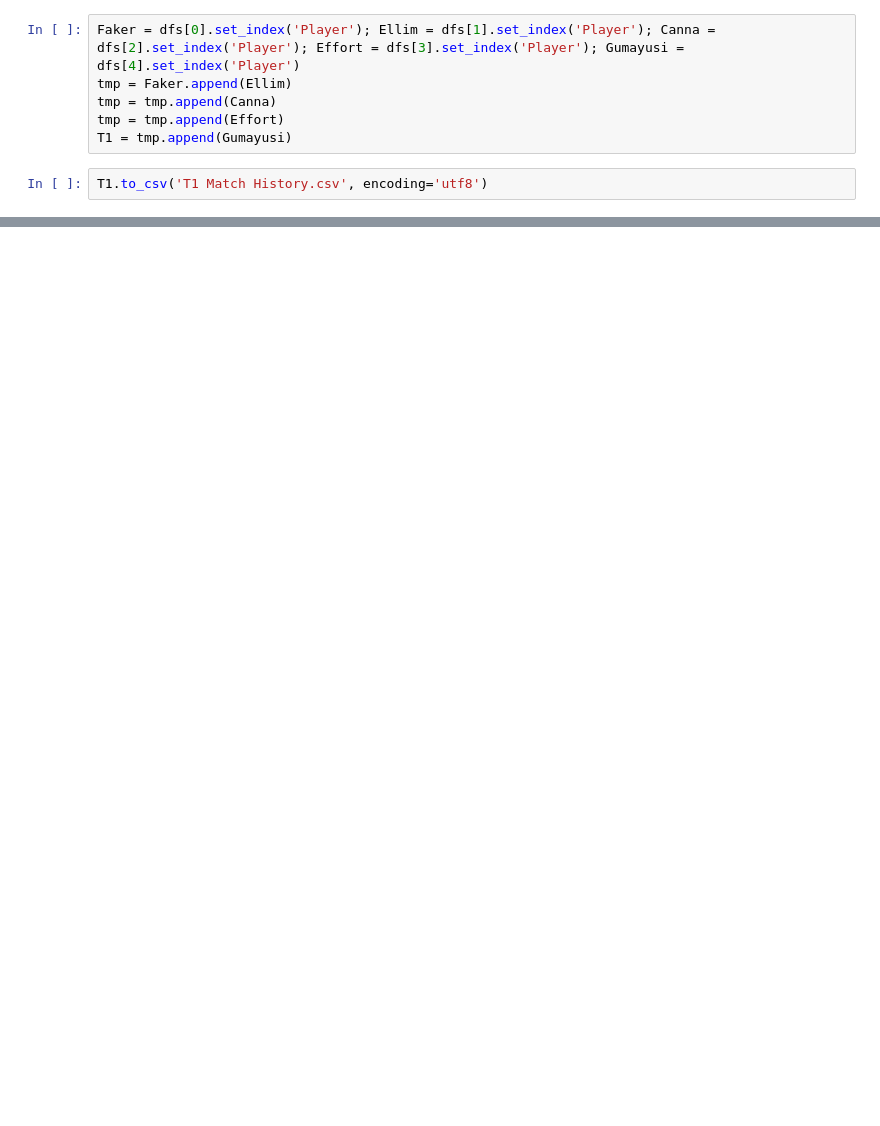
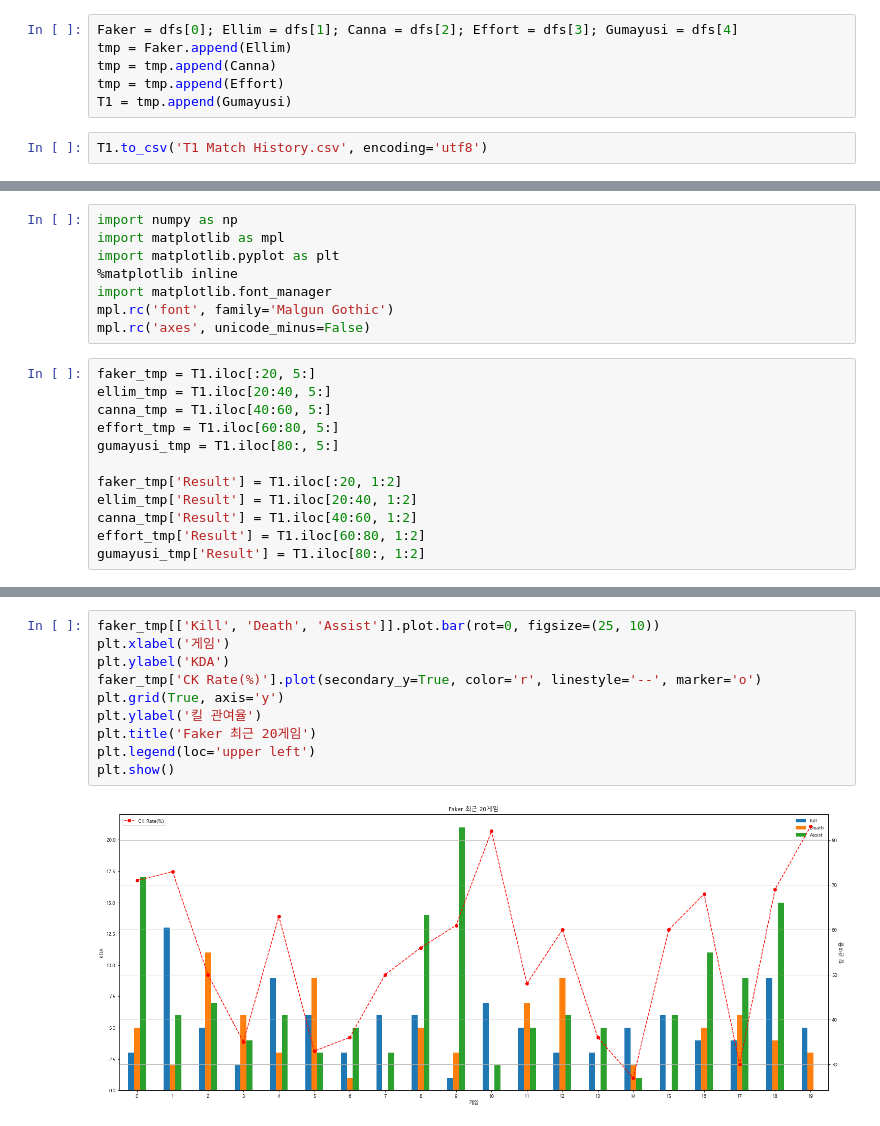
Before and after one commit to STNox/Data-Analysis, a Jupyter notebook: 05. Crawling/lol_champs.ipynb, the cells around one changed output, grey strips where cells are left out. Saved outputs shown, nothing was run; the diff lists cells and outputs as text; blank space fills up the shorter version.

```diff
--- a/05. Crawling/lol_champs.ipynb
+++ b/05. Crawling/lol_champs.ipynb
@@ -70,7 +65,7 @@ for i in range(len(dicts)):
     df = pd.DataFrame(dicts[i])
     dfs.append(df)
 # %%
-Faker = dfs[0].set_index('Player'); Ellim = dfs[1].set_index('Player'); Canna = dfs[2].set_index('Player'); Effort = dfs[3].set_index('Player'); Gumayusi = dfs[4].set_index('Player')
+Faker = dfs[0]; Ellim = dfs[1]; Canna = dfs[2]; Effort = dfs[3]; Gumayusi = dfs[4]
 tmp = Faker.append(Ellim)
 tmp = tmp.append(Canna)
 tmp = tmp.append(Effort)
@@ -79,0 +91,20 @@ T1.to_csv('T1 Match History.csv', encoding='utf8')
+# %%
+import numpy as np
+import matplotlib as mpl
+import matplotlib.pyplot as plt
+%matplotlib inline
+import matplotlib.font_manager
+mpl.rc('font', family='Malgun Gothic')
+mpl.rc('axes', unicode_minus=False)
+# %%
+faker_tmp = T1.iloc[:20, 5:]
+ellim_tmp = T1.iloc[20:40, 5:]
+canna_tmp = T1.iloc[40:60, 5:]
+effort_tmp = T1.iloc[60:80, 5:]
+gumayusi_tmp = T1.iloc[80:, 5:]
+
+faker_tmp['Result'] = T1.iloc[:20, 1:2]
+ellim_tmp['Result'] = T1.iloc[20:40, 1:2]
+canna_tmp['Result'] = T1.iloc[40:60, 1:2]
+effort_tmp['Result'] = T1.iloc[60:80, 1:2]
+gumayusi_tmp['Result'] = T1.iloc[80:, 1:2]
@@ -79,0 +133,12 @@ T1.to_csv('T1 Match History.csv', encoding='utf8')
+# %%
+faker_tmp[['Kill', 'Death', 'Assist']].plot.bar(rot=0, figsize=(25, 10))
+plt.xlabel('게임')
+plt.ylabel('KDA')
+faker_tmp['CK Rate(%)'].plot(secondary_y=True, color='r', linestyle='--', marker='o')
+plt.grid(True, axis='y')
+plt.ylabel('킬 관여율')
+plt.title('Faker 최근 20게임')
+plt.legend(loc='upper left')
+plt.show()
+# %% [output]
+[figure, added]
```
Also changed, not shown: parts of 3 cells of this notebook, 1 other file.
